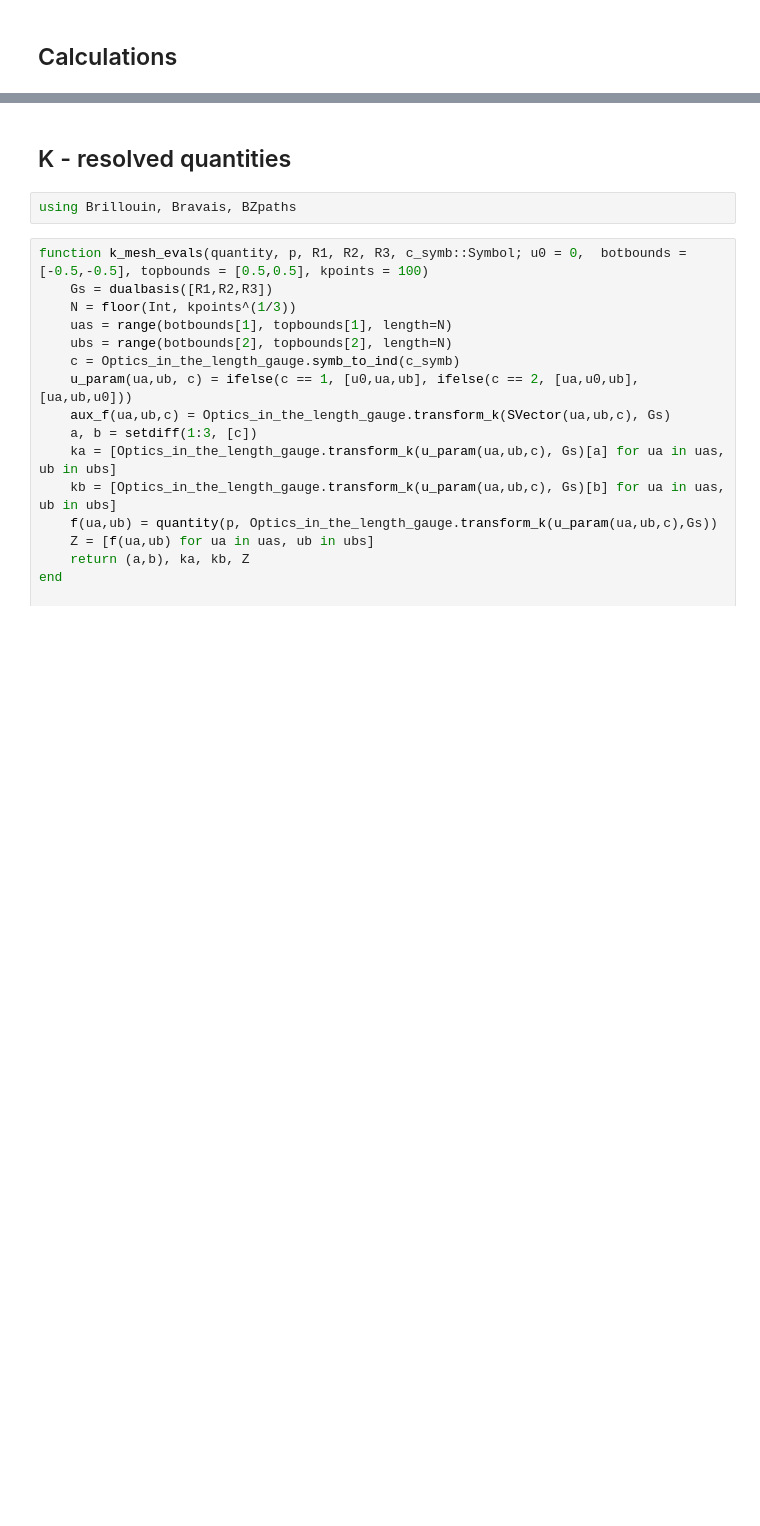
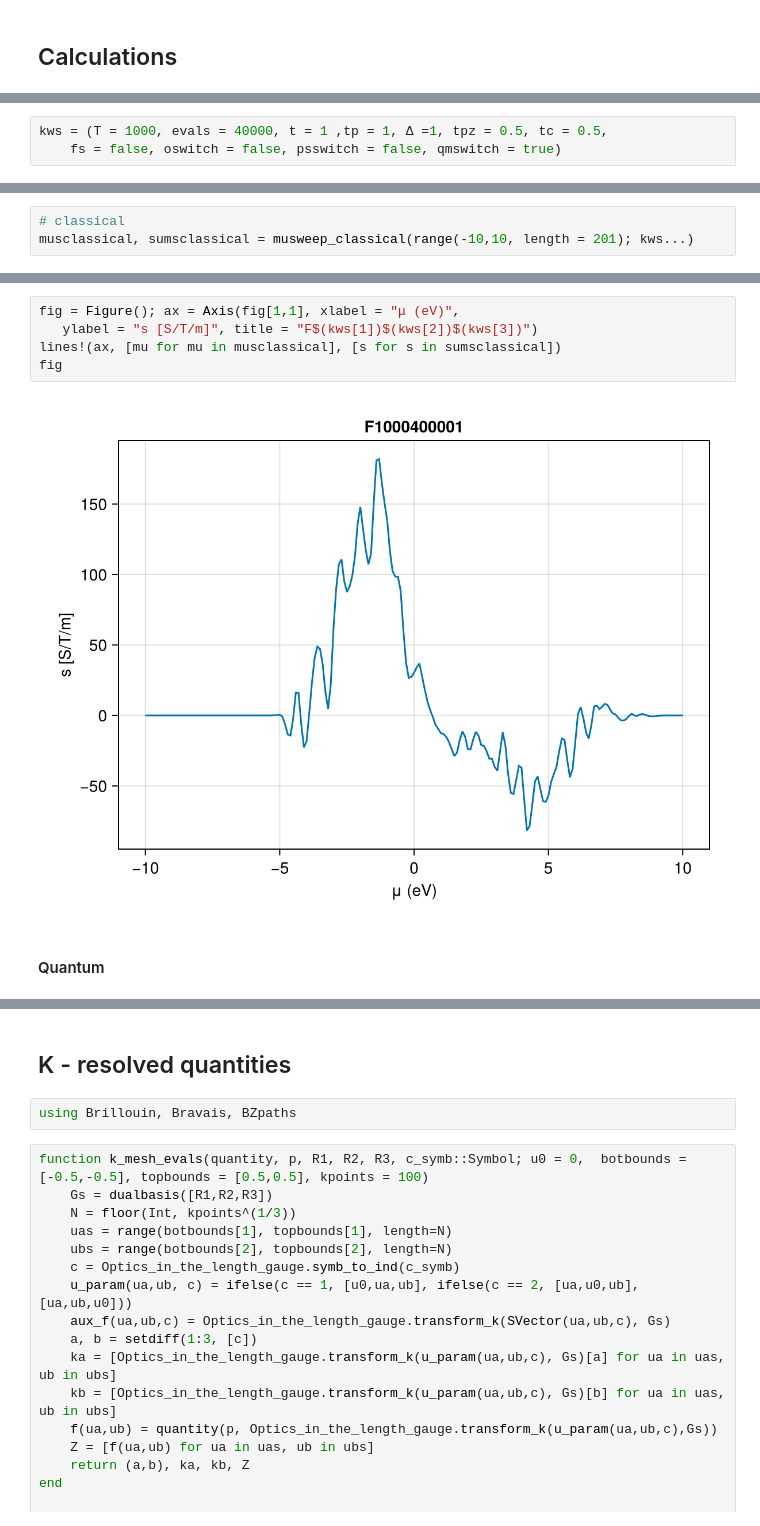
Before and after one commit to fernandopenaranda/Field_Induced_Hall_Effect, a Jupyter notebook: src/Ferroaxial.ipynb, the cells around one changed output, grey strips where cells are left out. Cells and saved outputs as stored; diff of their text form; blank space fills up the shorter version.

```diff
--- a/src/Ferroaxial.ipynb
+++ b/src/Ferroaxial.ipynb
@@ -122,0 +156,3 @@ UndefVarError: UndefVarError: `k` not defined
+# %%
+kws = (T = 1000, evals = 40000, t = 1 ,tp = 1, Δ =1, tpz = 0.5, tc = 0.5,
+    fs = false, oswitch = false, psswitch = false, qmswitch = true)
@@ -122,0 +163,3 @@ UndefVarError: UndefVarError: `k` not defined
+# %%
+# classical
+musclassical, sumsclassical = musweep_classical(range(-10,10, length = 201); kws...)
@@ -122,0 +185,9 @@ UndefVarError: UndefVarError: `k` not defined
+# %%
+fig = Figure(); ax = Axis(fig[1,1], xlabel = "μ (eV)",
+   ylabel = "s [S/T/m]", title = "F$(kws[1])$(kws[2])$(kws[3])")
+lines!(ax, [mu for mu in musclassical], [s for s in sumsclassical])
+fig
+# %% [output]
+[figure, added]
+# %% [markdown]
+#### Quantum
```
Also changed, not shown: parts of 18 cells of this notebook, 2 other files.
